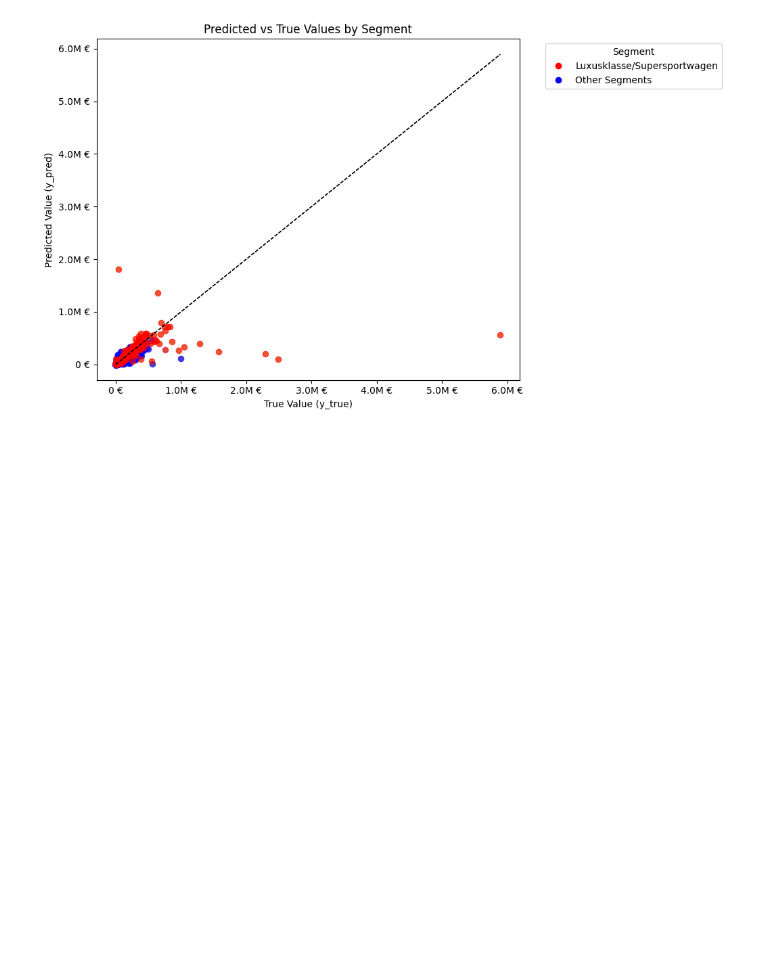
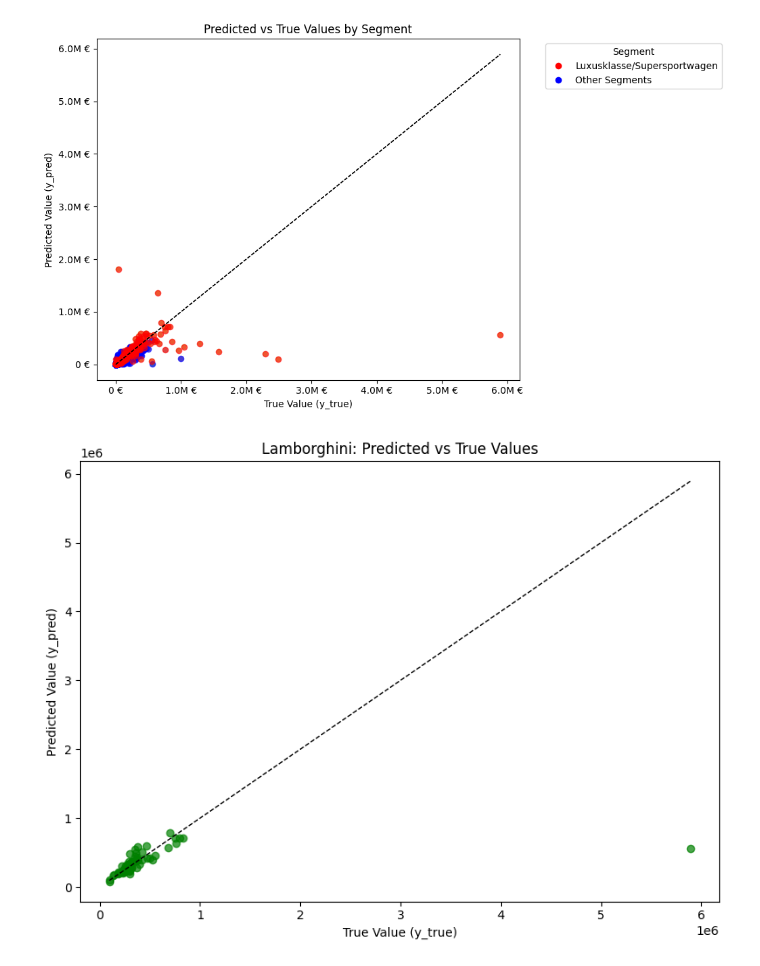
Before and after one commit to kiljos/data_mining, a Jupyter notebook: models/lr/all_fuel_types/lr_impute_logy_residual_analysis.ipynb, the cells around one changed output. Saved outputs shown, nothing was run; the diff lists cells and outputs as text; code cells hidden in the pictures; blank space fills up the shorter version.

```diff
--- a/models/lr/all_fuel_types/lr_impute_logy_residual_analysis.ipynb
+++ b/models/lr/all_fuel_types/lr_impute_logy_residual_analysis.ipynb
@@ -237,3 +292,19 @@ plt.gca().yaxis.set_major_formatter(mticker.FuncFormatter(thousands_formatter))
 plt.show()
 # %% [output]
 [figure]
+# %%
+# Filter results for brand 'lamborghini'
+lamborghini_results = results[results['brand'] == 'lamborghini']
+
+plt.figure(figsize=(8, 6))
+plt.scatter(lamborghini_results['y_true'], lamborghini_results['y_pred'], alpha=0.7, color='green')
+plt.plot([lamborghini_results['y_true'].min(), lamborghini_results['y_true'].max()],
+         [lamborghini_results['y_true'].min(), lamborghini_results['y_true'].max()],
+         color='black', linestyle='--', linewidth=1)
+plt.xlabel("True Value (y_true)")
+plt.ylabel("Predicted Value (y_pred)")
+plt.title("Lamborghini: Predicted vs True Values")
+plt.tight_layout()
+plt.show()
+# %% [output]
+[figure, added]
```
Also changed, not shown: parts of 9 cells of this notebook, 3 other files.
